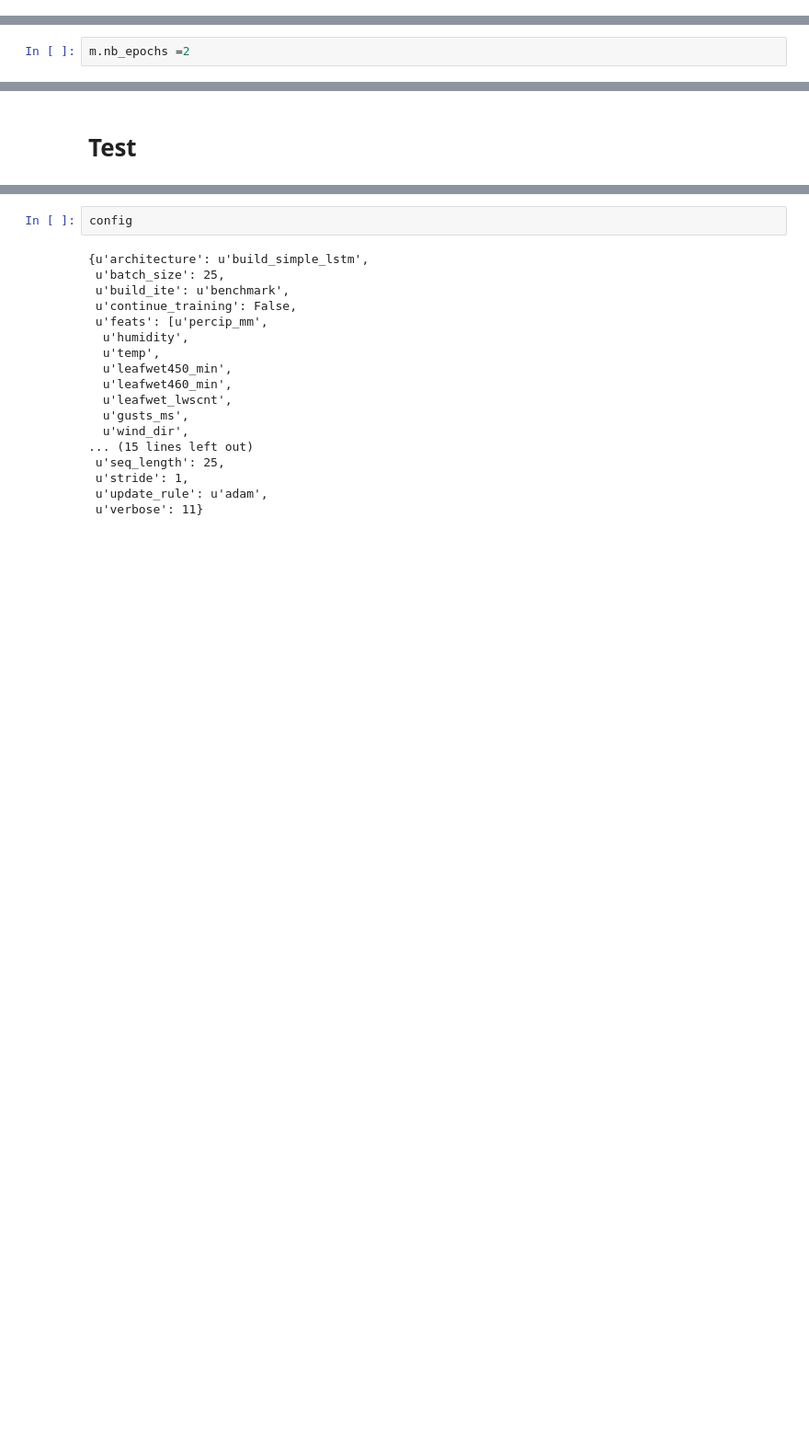
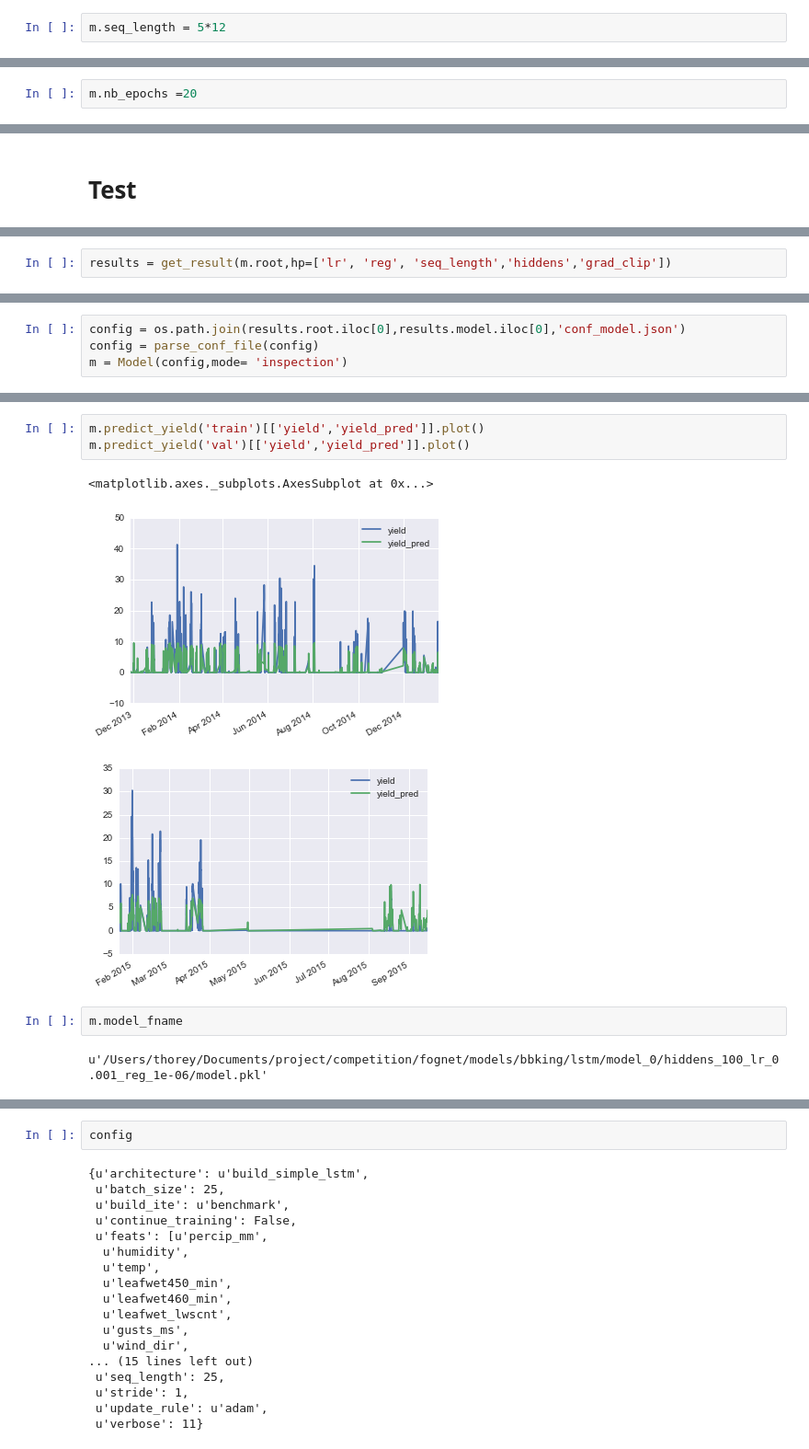
Before and after one commit to cthorey/fognet, a Jupyter notebook: test.ipynb, the cells around one changed output, grey strips where cells are left out. Shown at 92% size. Drawn from its saved outputs; the diff is of its cells as text; blank space fills up the shorter version.

```diff
--- a/test.ipynb
+++ b/test.ipynb
@@ -35,3 +39,5 @@ Le test is composed by 5 group and 948 observation
 Build the architecture: lstm, build_simple_lstm
 Set up the checkpoints
 Initialize the network
+# %%
+m.seq_length = 5*12
@@ -38,5 +48,5 @@ Initialize the network
 # %%
-m.nb_epochs =2
+m.nb_epochs =20
 # %%
 m.continue_training = False
 # %%
@@ -111,0 +80,2 @@ mean_squared_error(m.net.predict(Xb),yb)
+# %%
+results = get_result(m.root,hp=['lr', 'reg', 'seq_length','hiddens','grad_clip'])
@@ -111,0 +103,4 @@ mean_squared_error(m.net.predict(Xb),yb)
+# %%
+config = os.path.join(results.root.iloc[0],results.model.iloc[0],'conf_model.json')
+config = parse_conf_file(config)
+m = Model(config,mode= 'inspection')
@@ -111,0 +125,11 @@ mean_squared_error(m.net.predict(Xb),yb)
+# %%
+m.predict_yield('train')[['yield','yield_pred']].plot()
+m.predict_yield('val')[['yield','yield_pred']].plot()
+# %% [output]
+<matplotlib.axes._subplots.AxesSubplot at 0x...>
+[figure, added]
+[figure, added]
+# %%
+m.model_fname
+# %% [output]
+u'/Users/thorey/Documents/project/competition/fognet/models/bbking/lstm/model_0/hiddens_100_lr_0.001_reg_1e-06/model.pkl'
```
Also changed, not shown: parts of 26 cells of this notebook, 13 other files.
